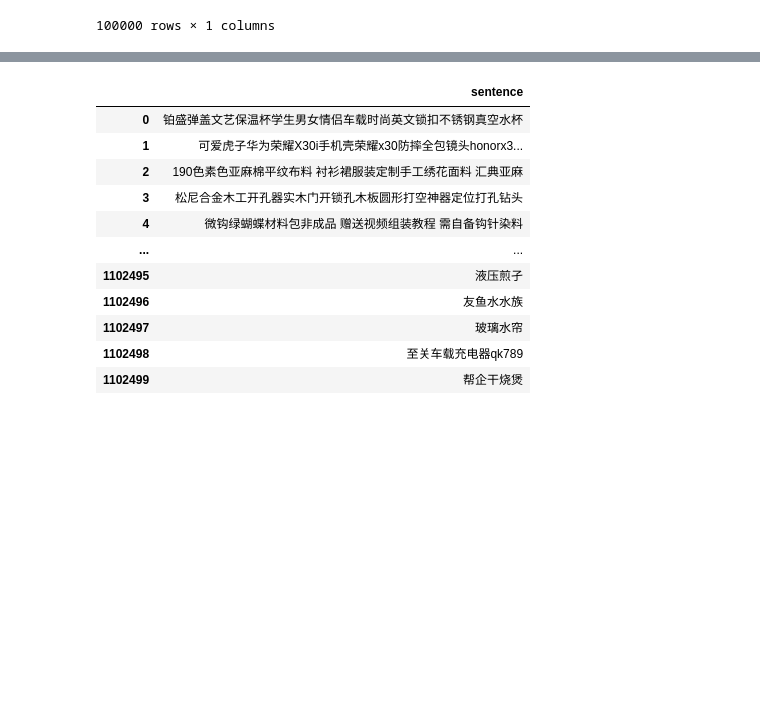
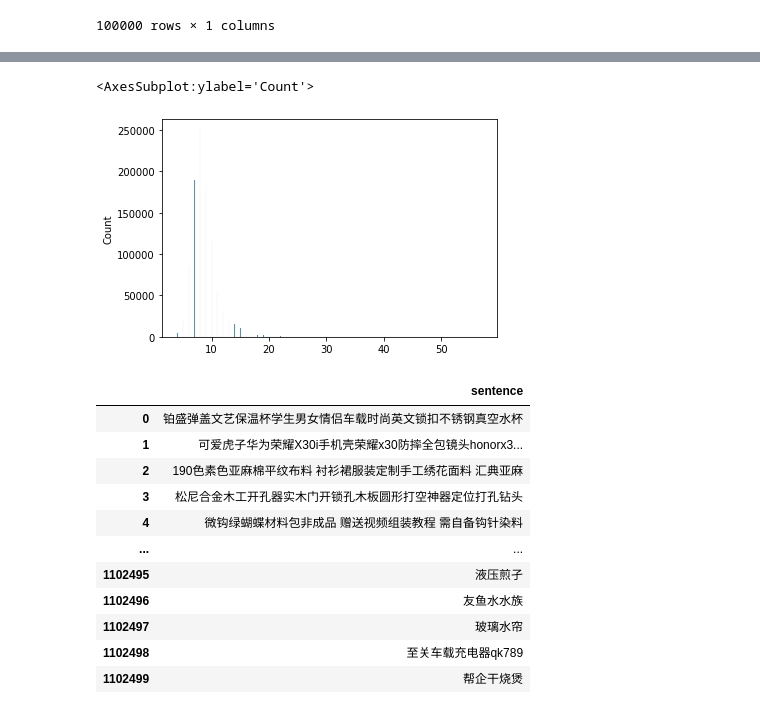
Before and after one commit to YuZhang10/Ali_Ecom_Search_Contest_2021, a Jupyter notebook: simcse.ipynb, the cells around one changed output, grey strips where cells are left out. Saved outputs shown, nothing was run; the diff lists cells and outputs as text; code cells hidden in the pictures; blank space fills up the shorter version.

Commit message:
feat: fake query

```diff
--- a/simcse.ipynb
+++ b/simcse.ipynb
@@ -77,0 +118,18 @@ corpus_data
+# %%
+# 分析idf
+import math
+def idf(word, count_list):
+    n_contain = sum([1 for count in count_list if word in count])
+    return math.log(len(count_list) / (1 + n_contain))
+
+count_list = list()
+for i in range(len(sentences)):
+    count = Counter(sentences[i])
+    count_list.append(count)
+w2idf = {}
+for w in word_set:
+    w2idf[w] = idf(w,count_list)
+sorted_keys = sorted(w2idf.keys(),key=lambda x:w2idf[x])
+df = pd.DataFrame(w2idf.items(),columns=["word","IDF"]).sort_values(by="IDF")
+# with pd.option_context('display.max_rows', None):
+#     display(df)
@@ -77,0 +138,17 @@ corpus_data
+# %%
+# 将所有文本分词，然后存储起来
+import math
+import jieba
+from collections import Counter
+from tqdm import tqdm
+sentences = []
+word_set = set()
+temp = corpus_data.copy()
+for row in tqdm(temp.gname.values.tolist()):
+    seg_list = list(jieba.cut(row, cut_all=False))
+    # sentence = " ".join([seg for seg in seg_list if seg != '' and seg != "\n" and seg != "\n\n"])
+    sentences.append(seg_list)
+    word_set.update(set(seg_list))
+temp[f'fake_query_former4word'] = ["".join(sent[:4]) for sent in sentences]
+# with pd.option_context('display.max_rows', 100):
+#     display(temp)
@@ -77,0 +172,2 @@ corpus_data
+# %%
+temp = temp[['fake_query_former4word','gname']]
@@ -78,3 +191,9 @@ corpus_data
+# %%
+import seaborn as sns
+sns.histplot([len(i) for i in temp['fake_query_former4word'].values])
+# %% [output]
+<AxesSubplot:ylabel='Count'>
+[figure, added]
 # %%
 corpus_data.to_csv("./data/corpus.csv",index=False)
 # %%
```
Also changed, not shown: parts of 11 cells of this notebook, 2 other files.
